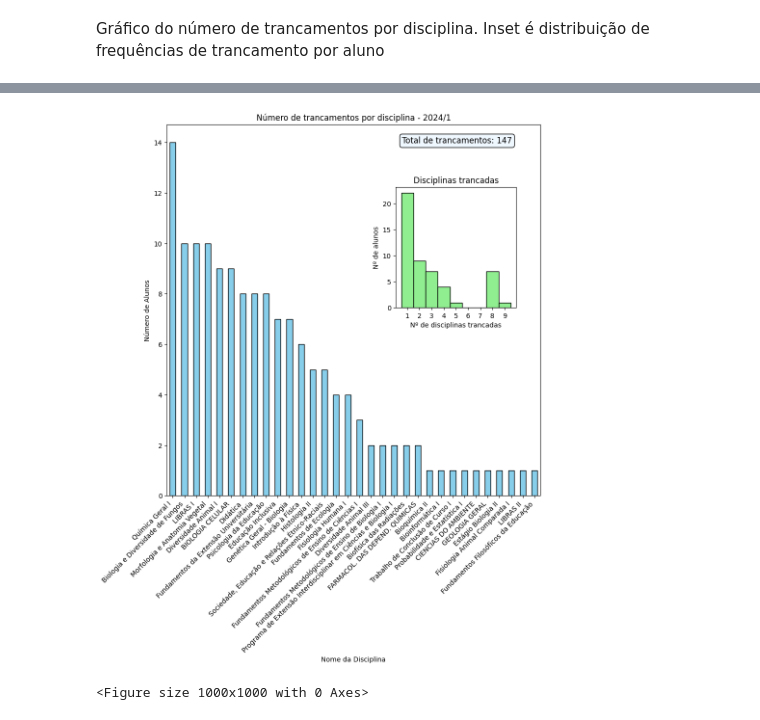
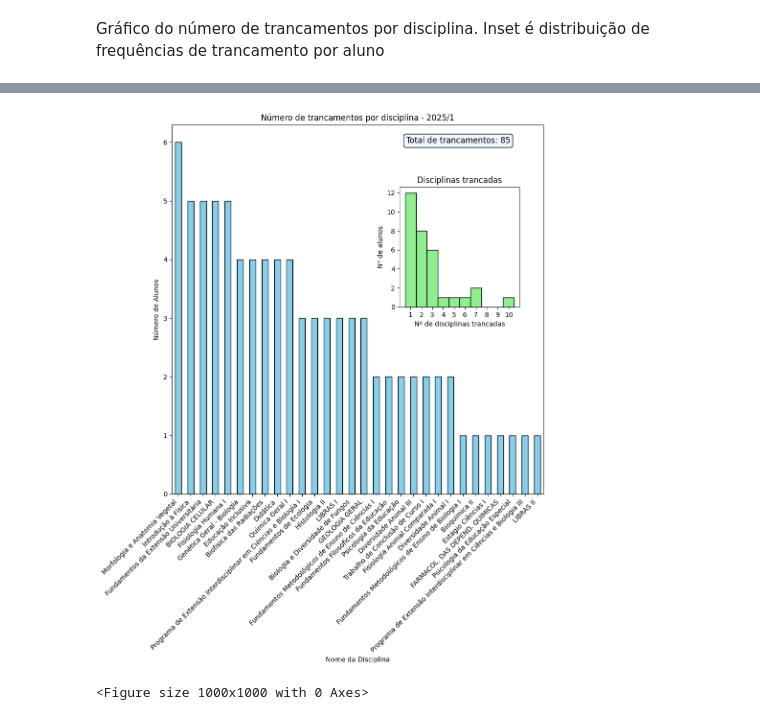
Before and after one commit to duanefonseca/CricketML, a Jupyter notebook: analise_trancamentos_2024.ipynb, the cells around one changed output, grey strips where cells are left out. Saved outputs shown, nothing was run; the diff lists cells and outputs as text; code cells hidden in the pictures.

```diff
--- a/analise_trancamentos_2024.ipynb
+++ b/analise_trancamentos_2024.ipynb
@@ -6,7 +6,7 @@ Bloco de código abaixo para importar planilha no formato csv e gerar um datafra
 import pandas as pd
 
 # Load the CSV file into a DataFrame
-file_path = '/content/trancamentos_2024_1.csv'
+file_path = '/content/trancamentos_2025_1.csv'
 #df = pd.read_csv(file_path, encoding='ISO-8859-1')  # Assuming the encoding might be ISO-8859-1 if there are special characters
 try:
     df = pd.read_csv(file_path, encoding='utf-8')
@@ -205,7 +200,7 @@ course_counts = df['Nome da Disciplina'].value_counts()
 # Create a bar plot - ALTERAR O TITULO DO GRAFICO
 plt.figure(figsize=(10, 10))
 course_counts.plot(kind='bar', color='skyblue', edgecolor='black')
-plt.title('Número de trancamentos por disciplina - 2024/1')
+plt.title('Número de trancamentos por disciplina - 2025/1')
 #plt.xlabel('Nome da Disciplina')
 plt.ylabel('Número de Alunos')
 plt.xticks(rotation=45, ha='right')
@@ -218,34 +213,34 @@ plt.annotate(f'Total de trancamentos: {total_students}',
              xy=(0.63, 0.95), xycoords='axes fraction',
              fontsize=12, color='black',
              bbox=dict(boxstyle="round,pad=0.3", edgecolor="black", facecolor="aliceblue"))
 
 # Count the number of disciplines each student is enrolled in
 student_discipline_counts = df['Matrícula'].value_counts()
 
 # Add an inset plot of the histogram for the frequency of disciplines by students
 ax_inset = plt.axes([0.6, 0.5, 0.25, 0.25])  # [left, bottom, width, height]
 ax_inset.hist(student_discipline_counts, bins=range(1, student_discipline_counts.max() + 2),
               color='lightgreen', edgecolor='black', align='mid')
 ax_inset.set_title('Disciplinas trancadas')
 ax_inset.set_xlabel('Nº de disciplinas trancadas')
 ax_inset.set_ylabel('Nº de alunos')
 
 # Calculate midpoints of the bins
 midpoints = [(x + x + 1) / 2 for x in range(1, student_discipline_counts.max() + 1)]
 
 # Set the x-ticks to be the midpoints of the bins
 ax_inset.set_xticks(midpoints)
 
 # Label the x-ticks with the number of disciplines
 ax_inset.set_xticklabels(range(1, student_discipline_counts.max() + 1))
 
 # Show the plot
 #plt.tight_layout()
 plt.figure(figsize=(10, 10), constrained_layout=True)
 
 plt.show()
 # %% [output]
-[figure, old version]
+[figure, new version]
 <Figure size 1000x1000 with 0 Axes>
 # %%
 import pandas as pd
```
Also changed, not shown: parts of 7 cells of this notebook.
